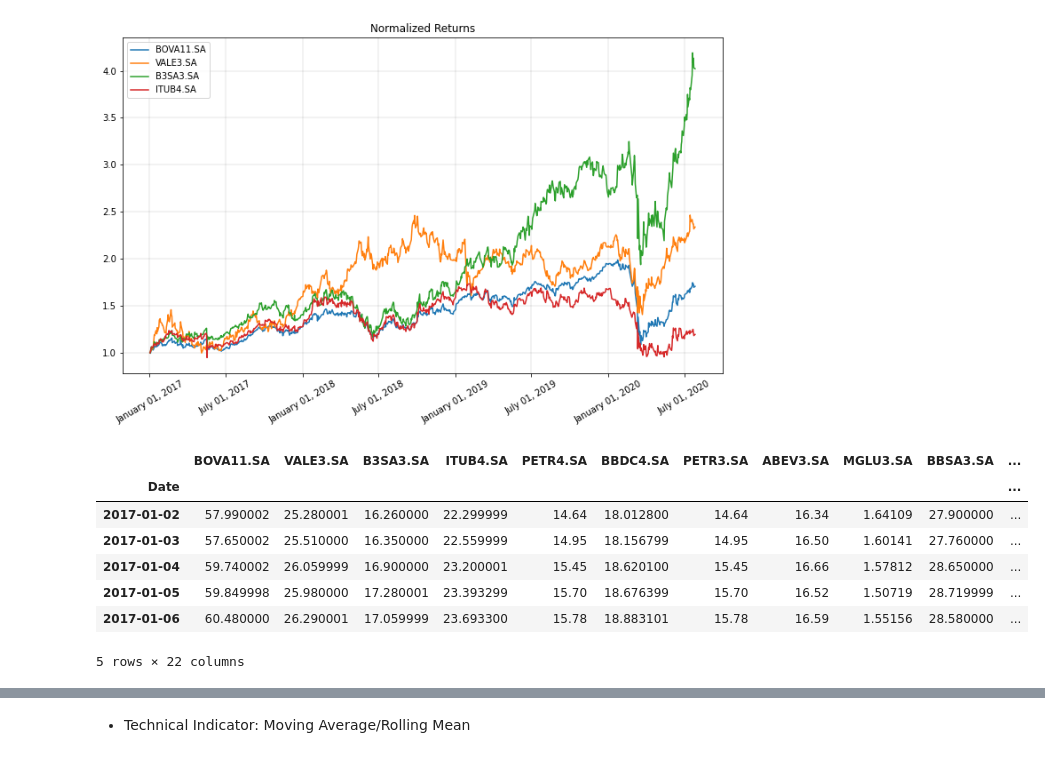
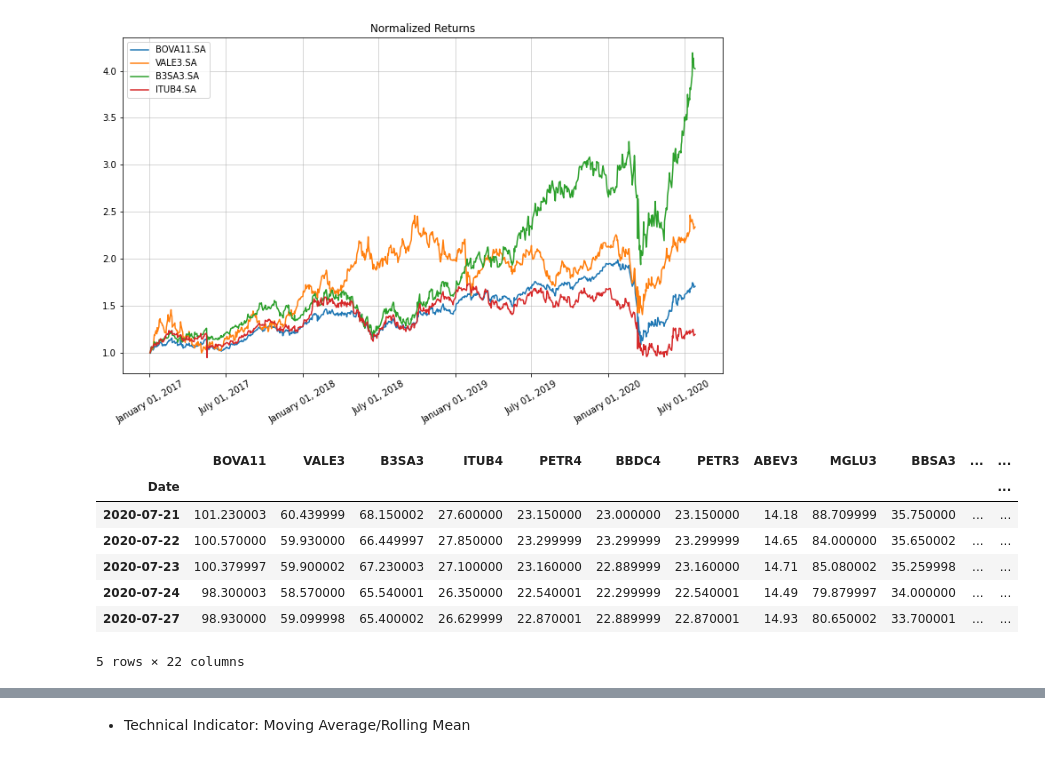
Before and after one commit to antoniosalomao/Rafter_A1, a Jupyter notebook: rafter_presentation.ipynb, the cells around one changed output, grey strips where cells are left out. Saved outputs shown, nothing was run; the diff lists cells and outputs as text; code cells hidden in the pictures.

```diff
--- a/rafter_presentation.ipynb
+++ b/rafter_presentation.ipynb
@@ -15,13 +15,7 @@ yf.pdr_override()
 
 start_i = '2017-01-01'
 
-tickers_dict =[bova11, vale3, b3sa3, itub4, petr4,
-               bbdc4, petr3, abev3, mglu3, bbsa3, itsa4]
-
-upper_bov = str(bova11).upper()
-print(upper_bov)
-
-'''bova11 = yf.download('BOVA11.SA', start=start_i, parse_dates=True)
+bova11 = yf.download('BOVA11.SA', start=start_i, parse_dates=True)
 vale3 = yf.download('VALE3.SA', start=start_i, parse_dates=True)
 b3sa3 = yf.download('B3SA3.SA', start=start_i, parse_dates=True)
 itub4 = yf.download('ITUB4.SA', start=start_i, parse_dates=True)
@@ -31,5 +25,8 @@ petr3 = yf.download('PETR3.SA', start=start_i, parse_dates=True)
 abev3 = yf.download('ABEV3.SA', start=start_i, parse_dates=True)
 mglu3 = yf.download('MGLU3.SA', start=start_i, parse_dates=True)
 bbsa3 = yf.download('BBAS3.SA', start=start_i, parse_dates=True)
-itsa4 = yf.download('ITSA4.SA', start=start_i, parse_dates=True)'''
+itsa4 = yf.download('ITSA4.SA', start=start_i, parse_dates=True)
+
+tickers_dict =[bova11, vale3, b3sa3, itub4, petr4,
+               bbdc4, petr3, abev3, mglu3, bbsa3, itsa4]
 # %% [output]
@@ -161,27 +123,27 @@ plt.show()
 # %%
 # Creating DataFrame with opening prices:
 
-my_dict_2 = {'BOVA11.SA': bova11.Open, 'VALE3.SA': vale3.Open,
-             'B3SA3.SA': b3sa3.Open, 'ITUB4.SA': itub4.Open, 'PETR4.SA': petr4.Open,
-             'BBDC4.SA': bbdc4.Open, 'PETR3.SA': petr4.Open, 'ABEV3.SA': abev3.Open,
-             'MGLU3.SA': mglu3.Open, 'BBSA3.SA': bbsa3.Open, 'ITSA4.SA': itsa4.Open}
+my_dict_2 = {'BOVA11': bova11.Open, 'VALE3': vale3.Open,
+             'B3SA3': b3sa3.Open, 'ITUB4': itub4.Open, 'PETR4': petr4.Open,
+             'BBDC4': bbdc4.Open, 'PETR3': petr4.Open, 'ABEV3': abev3.Open,
+             'MGLU3': mglu3.Open, 'BBSA3': bbsa3.Open, 'ITSA4': itsa4.Open}
 
 df_main = pd.DataFrame(my_dict_2)
 
 for key, item in df_main.items():
-    r_col_name = str(key) + (' PctChange')
+    r_col_name = str(key) + ('_PctChange')
     returns = item.pct_change()[1:]
     df_main[r_col_name] = returns
 
-df_main.head()
+df_main.tail()
 # %% [output]
-|  | BOVA11.SA | VALE3.SA | B3SA3.SA | ITUB4.SA | PETR4.SA | BBDC4.SA | PETR3.SA | ABEV3.SA | MGLU3.SA | BBSA3.SA | ... |
-| Date |  |  |  |  |  |  |  |  |  |  | ... |
-| 2017-01-02 | 57.990002 | 25.280001 | 16.260000 | 22.299999 | 14.64 | 18.012800 | 14.64 | 16.34 | 1.64109 | 27.900000 | ... |
-| 2017-01-03 | 57.650002 | 25.510000 | 16.350000 | 22.559999 | 14.95 | 18.156799 | 14.95 | 16.50 | 1.60141 | 27.760000 | ... |
-| 2017-01-04 | 59.740002 | 26.059999 | 16.900000 | 23.200001 | 15.45 | 18.620100 | 15.45 | 16.66 | 1.57812 | 28.650000 | ... |
-| 2017-01-05 | 59.849998 | 25.980000 | 17.280001 | 23.393299 | 15.70 | 18.676399 | 15.70 | 16.52 | 1.50719 | 28.719999 | ... |
-| 2017-01-06 | 60.480000 | 26.290001 | 17.059999 | 23.693300 | 15.78 | 18.883101 | 15.78 | 16.59 | 1.55156 | 28.580000 | ... |
+|  | BOVA11 | VALE3 | B3SA3 | ITUB4 | PETR4 | BBDC4 | PETR3 | ABEV3 | MGLU3 | BBSA3 | ... | ... |
+| Date |  |  |  |  |  |  |  |  |  |  |  | ... |
+| 2020-07-21 | 101.230003 | 60.439999 | 68.150002 | 27.600000 | 23.150000 | 23.000000 | 23.150000 | 14.18 | 88.709999 | 35.750000 | ... | ... |
+| 2020-07-22 | 100.570000 | 59.930000 | 66.449997 | 27.850000 | 23.299999 | 23.299999 | 23.299999 | 14.65 | 84.000000 | 35.650002 | ... | ... |
+| 2020-07-23 | 100.379997 | 59.900002 | 67.230003 | 27.100000 | 23.160000 | 22.889999 | 23.160000 | 14.71 | 85.080002 | 35.259998 | ... | ... |
+| 2020-07-24 | 98.300003 | 58.570000 | 65.540001 | 26.350000 | 22.540001 | 22.299999 | 22.540001 | 14.49 | 79.879997 | 34.000000 | ... | ... |
+| 2020-07-27 | 98.930000 | 59.099998 | 65.400002 | 26.629999 | 22.870001 | 22.889999 | 22.870001 | 14.93 | 80.650002 | 33.700001 | ... | ... |
 5 rows × 22 columns
 # %%
 # Create correlation matrix:
```
Also changed, not shown: parts of 10 cells of this notebook.
